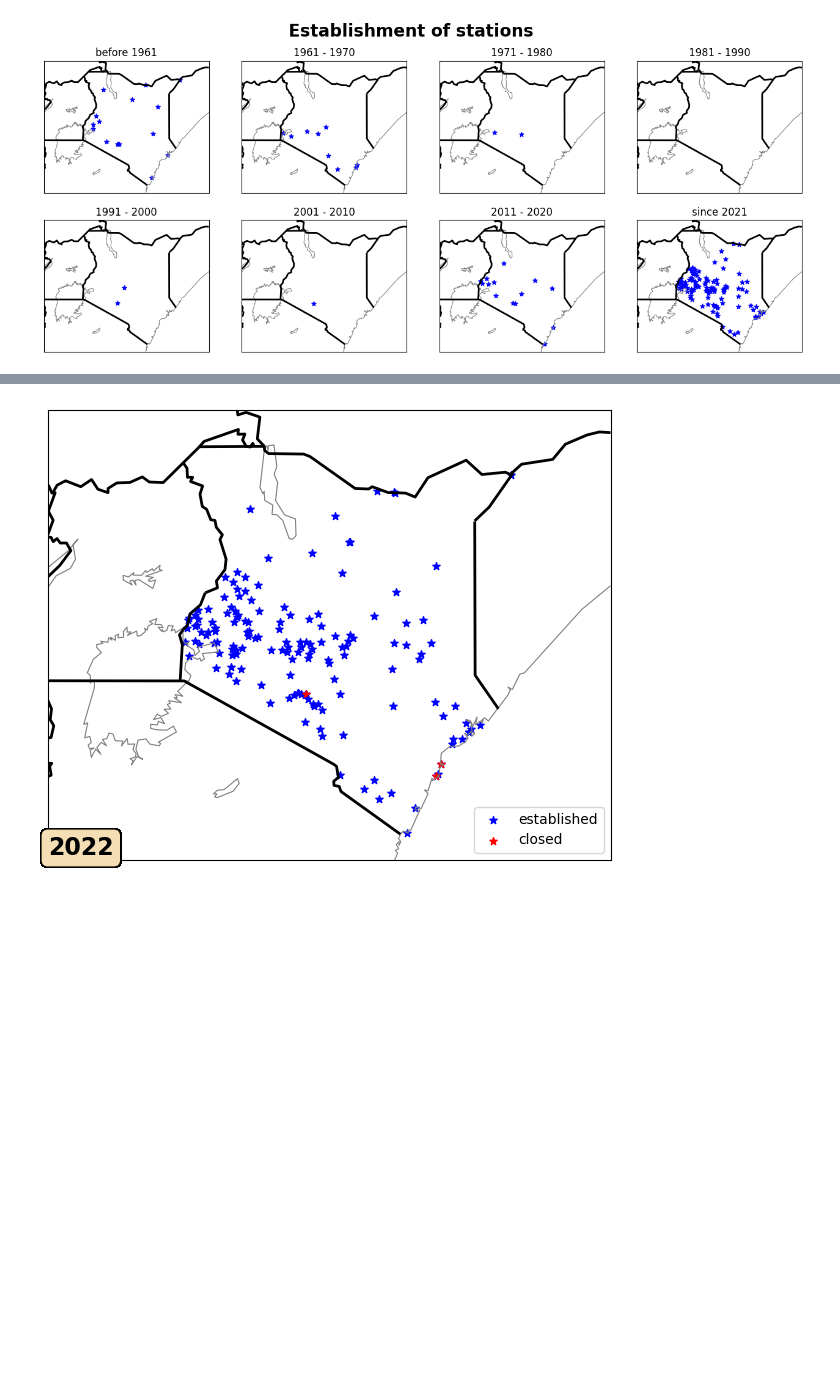
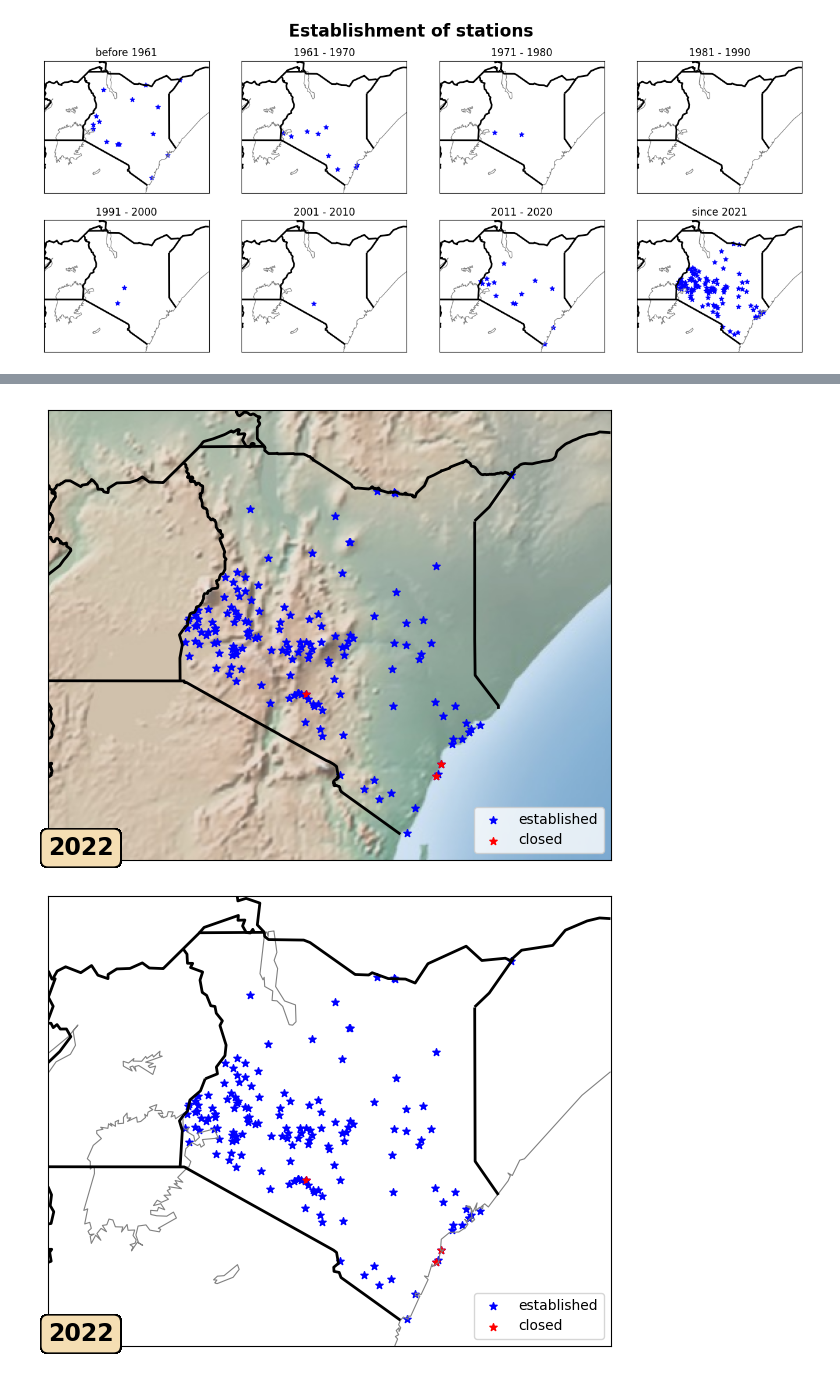
Before and after one commit to joergklausen/oscar-analysis, a Jupyter notebook: Overview Plots.ipynb, the cells around one changed output, grey strips where cells are left out. Saved outputs shown, nothing was run; the diff lists cells and outputs as text; code cells hidden in the pictures; blank space fills up the shorter version.

```diff
--- a/Overview Plots.ipynb
+++ b/Overview Plots.ipynb
@@ -445,5 +385,0 @@ for i in range(0,len(df["dateClosed"])):
-# %%
-# Load map background
-m = Basemap(projection='lcc', resolution='h',
-            lat_0=0.1, lon_0=37.5,
-            width=1.5E6, height=1.2E6)
@@ -503,3 +459,7 @@ plt.show()
+# %%
+animation_establishment(json_file)
+# %% [output]
+[figure, added]
 # %%
 #### Animation ####
 import matplotlib.pyplot as plt
```
Also changed, not shown: parts of 11 cells of this notebook, 6 other files.
